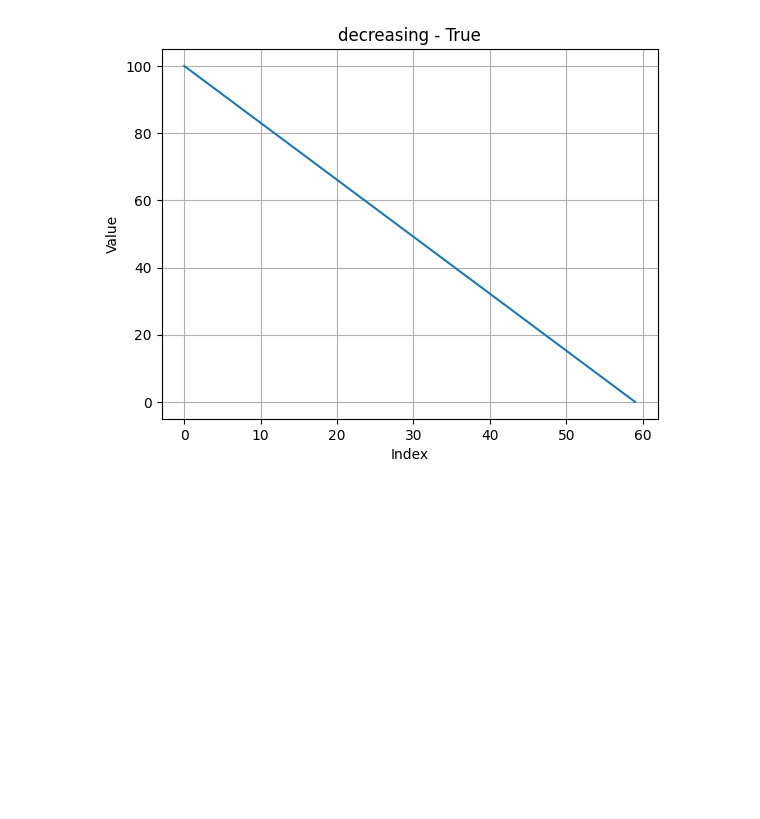
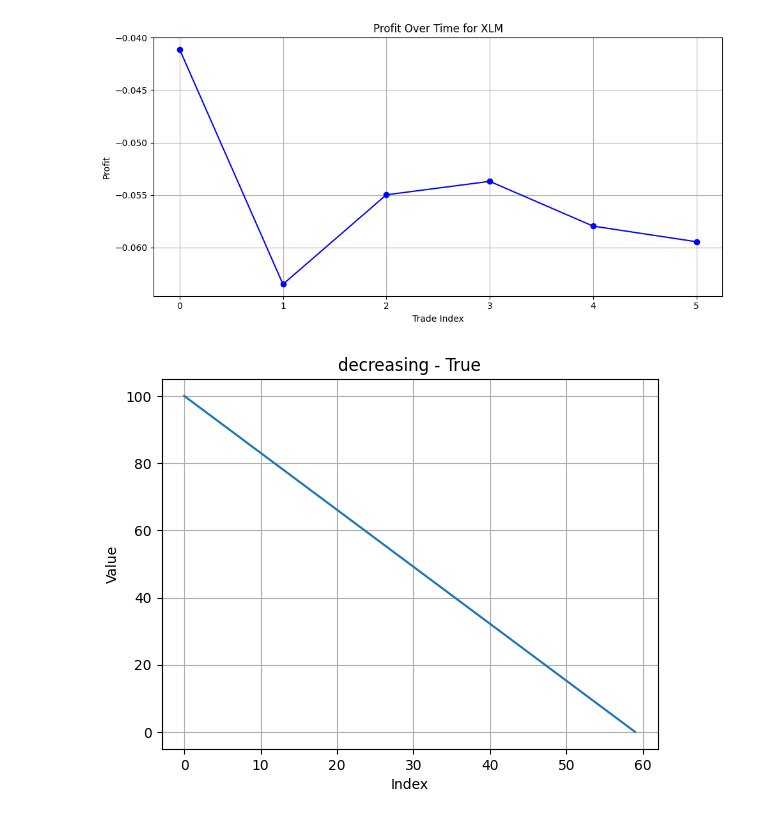
Before and after one commit to DerSalvador/ananda, a Jupyter notebook: NishamJupytherNotebook.ipynb, the cells around one changed output. Saved outputs shown, nothing was run; the diff lists cells and outputs as text; code cells hidden in the pictures; blank space fills up the shorter version.

Commit message:
Add plot optoin

```diff
--- a/NishamJupytherNotebook.ipynb
+++ b/NishamJupytherNotebook.ipynb
@@ -19,6 +19,44 @@ Successfully installed contourpy-1.3.0 cycler-0.12.1 kiwisolver-1.4.7 matplotlib
 
 [notice] A new release of pip is available: 24.2 -> 25.0.1
 [notice] To update, run: /Library/Developer/CommandLineTools/usr/bin/python3 -m pip install --upgrade pip
+# %%
+import requests
+import matplotlib.pyplot as plt
+def plot_profit(symbol):
+    """
+    Fetches profit data for the given symbol from the API and plots it.
+
+    Args:
+        symbol (str): The trading symbol to fetch data for.
+    """
+    url = f"http://34.77.169.75/profit/{symbol}"
+
+    try:
+        response = requests.get(url)
+        response.raise_for_status()
+        data = response.json()
+
+        profits = [entry['profit'] for entry in data[-6:]]
+
+        plt.figure(figsize=(10, 5))
+        plt.plot(profits, marker='o', linestyle='-', color='blue')
+        plt.title(f'Profit Over Time for {symbol}')
+        plt.xlabel('Trade Index')
+        plt.ylabel('Profit')
+        plt.grid(True)
+        plt.tight_layout()
+        plt.show()
+
+    except requests.RequestException as e:
+        print(f"Error fetching data: {e}")
+    except ValueError:
+        print("Error decoding JSON response")
+    except KeyError:
+        print("Expected 'profit' key in JSON data")
+# %%
+plot_profit("XLM")
+# %% [output]
+[figure, added]
 # %%
 
 
```
Also changed, not shown: parts of 3 cells of this notebook.
